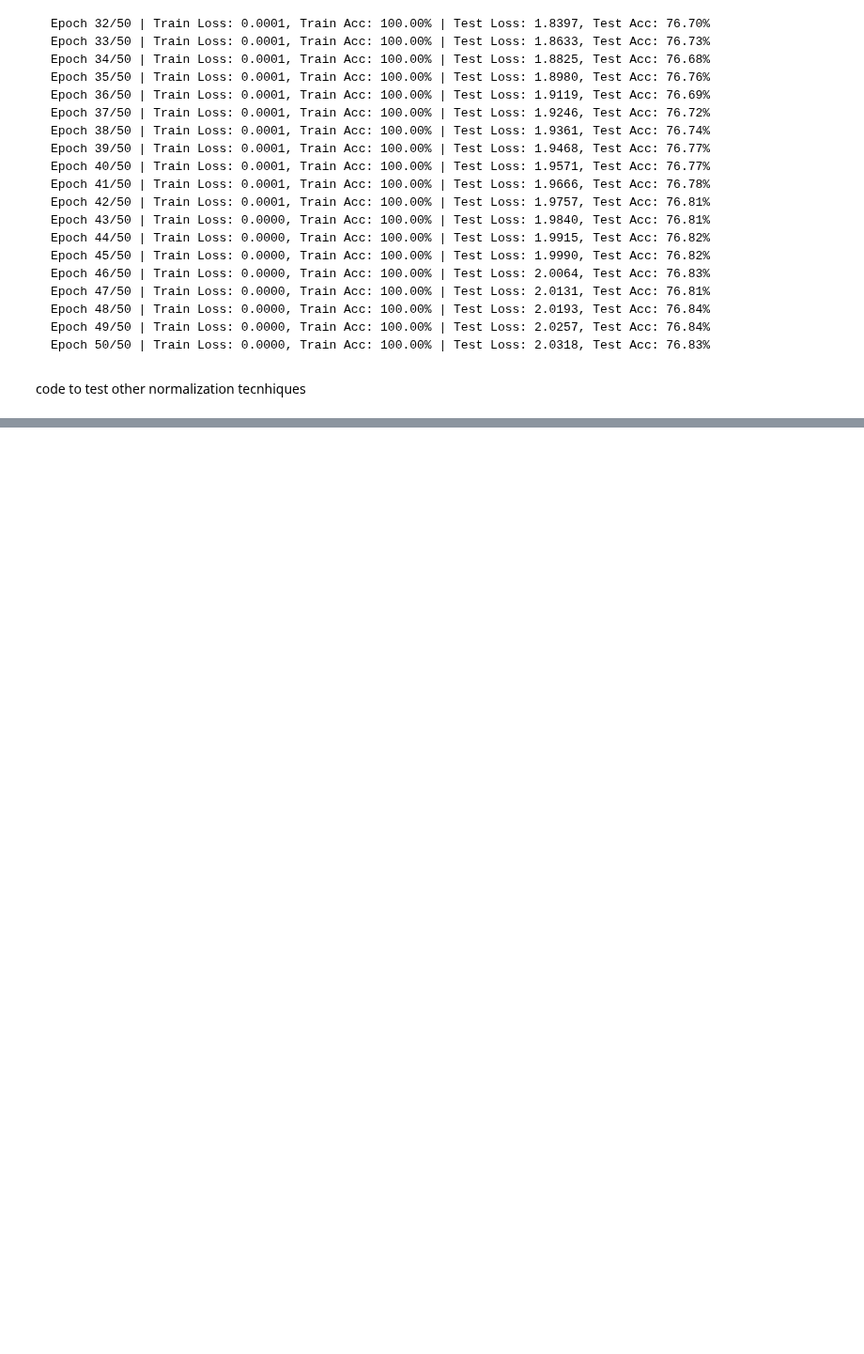
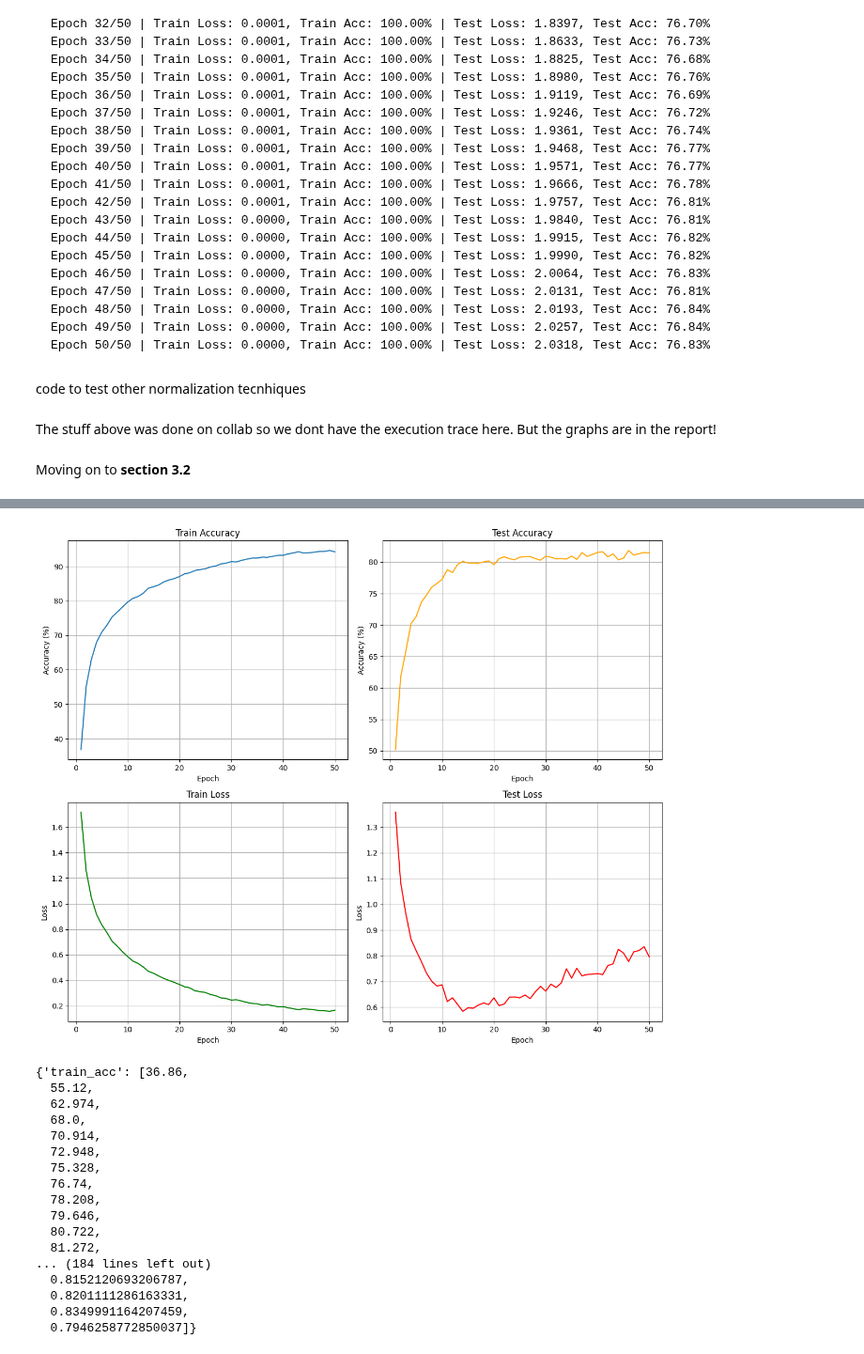
Before and after one commit to Titouaaaan/M2-MIND, a Jupyter notebook: RDFIA/TME2/1_cd_CNNs.ipynb, the cells around one changed output, grey strips where cells are left out. Shown at 94% size. Saved outputs shown, nothing was run; the diff lists cells and outputs as text; code cells hidden in the pictures; blank space fills up the shorter version.

```diff
--- a/RDFIA/TME2/1_cd_CNNs.ipynb
+++ b/RDFIA/TME2/1_cd_CNNs.ipynb
@@ -899,3 +899,7 @@ def train_multiple_normalizations(batch_size=128, lr=0.01, epochs=50, cuda=True)
     return all_results
 # %%
 results = train_multiple_normalizations(batch_size=128, lr=0.01, epochs=50, cuda=True)
+# %% [markdown]
+The stuff above was done on collab so we dont have the execution trace here. But the graphs are in the report!
+# %% [markdown]
+Moving on to **section 3.2**
@@ -901,0 +944,31 @@ results = train_multiple_normalizations(batch_size=128, lr=0.01, epochs=50, cuda
+# %%
+
+def get_dataset(batch_size, cuda=True):
+    # we kept the norm given earlier
+    cifar_mean = (0.491, 0.482, 0.447)
+    cifar_std  = (0.202, 0.199, 0.201)
+
+    transform_train = transforms.Compose([
+        transforms.RandomCrop(28),            # random 28×28 crop
+        transforms.RandomHorizontalFlip(),    # do it on every other image (default is 50%, p=0.5)
+        transforms.ToTensor(),
+        transforms.Normalize(cifar_mean, cifar_std)
+    ])
+
+    transform_test = transforms.Compose([
+        transforms.CenterCrop(28),            # center crop
+        transforms.ToTensor(),
+        transforms.Normalize(cifar_mean, cifar_std)
+    ])
+
+    train_dataset = datasets.CIFAR10(PATH, train=True, download=True, transform=transform_train)
+    test_dataset = datasets.CIFAR10(PATH, train=False, download=True, transform=transform_test)
+
+    train_loader = torch.utils.data.DataLoader(
+        train_dataset, batch_size=batch_size, shuffle=True, num_workers=2, pin_memory=cuda
+    )
+    test_loader = torch.utils.data.DataLoader(
+        test_dataset, batch_size=batch_size, shuffle=False, num_workers=2, pin_memory=cuda
+    )
+
+    return train_loader, test_loader
@@ -901,0 +1044,3 @@ results = train_multiple_normalizations(batch_size=128, lr=0.01, epochs=50, cuda
+# %%
+main(batch_size=128, lr=0.01, epochs=50, cuda=True)
+# %% [output]
@@ -901,0 +1064,18 @@ results = train_multiple_normalizations(batch_size=128, lr=0.01, epochs=50, cuda
+[figure, added]
+{'train_acc': [36.86,
+  55.12,
+  62.974,
+  68.0,
+  70.914,
+  72.948,
+  75.328,
+  76.74,
+  78.208,
+  79.646,
+  80.722,
+  81.272,
+... (184 lines left out)
+  0.8152120693206787,
+  0.8201111286163331,
+  0.8349991164207459,
+  0.7946258772850037]}
```
Also changed, not shown: parts of 8 cells of this notebook.
